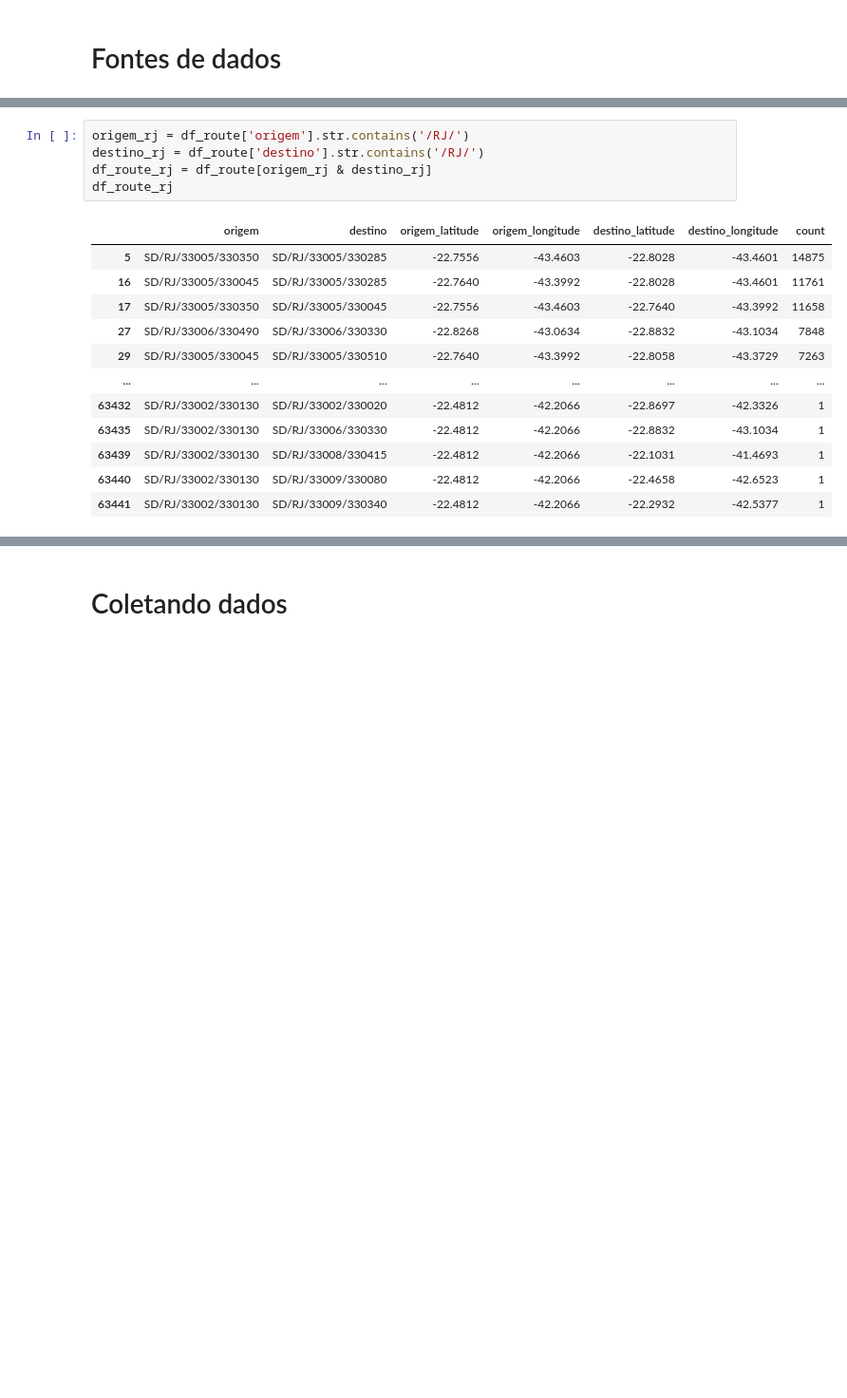
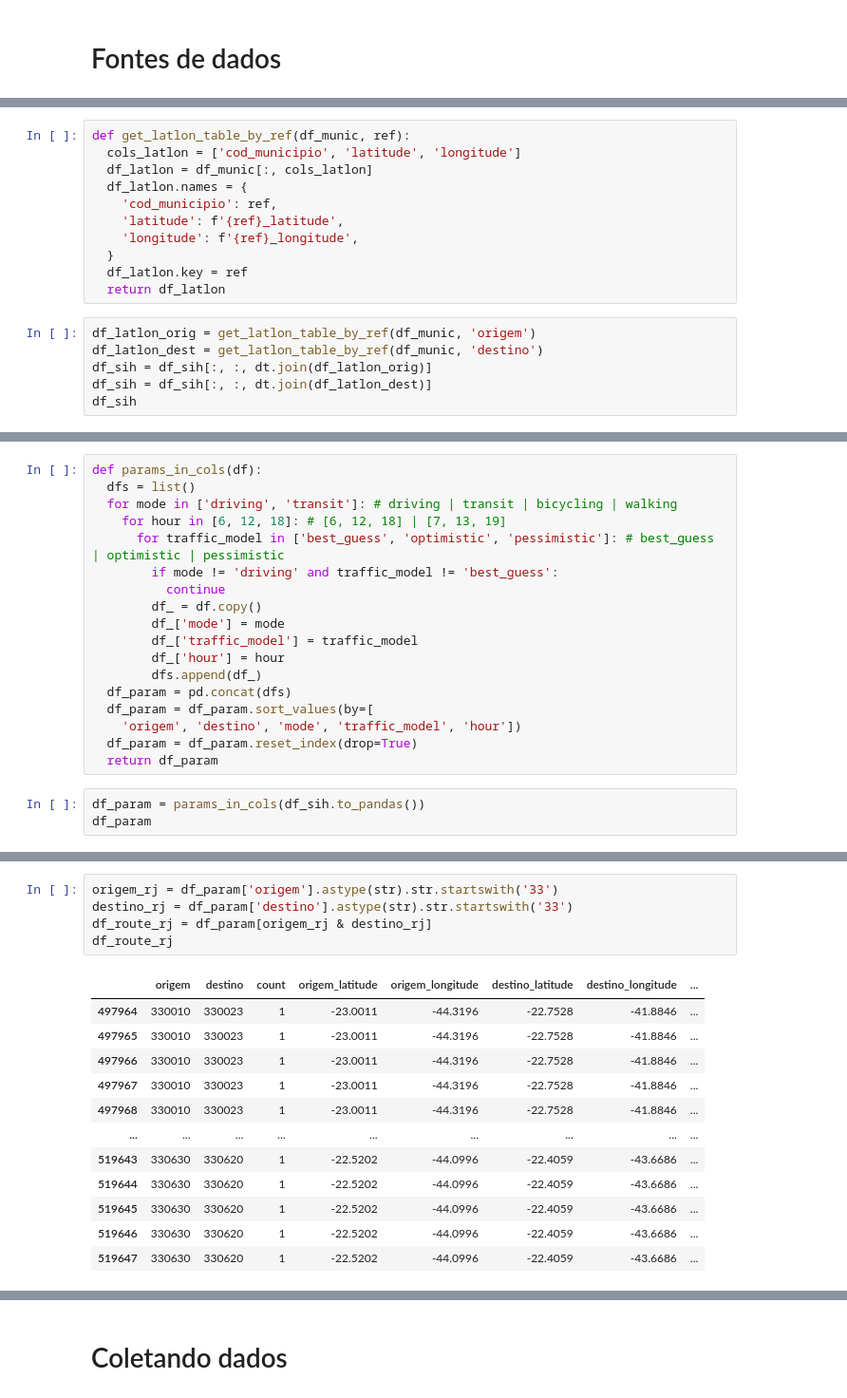
Before and after one commit to lucaslopes/gestantes, a Jupyter notebook: sections/database_gmaps.ipynb, the cells around one changed output, grey strips where cells are left out. Shown at 95% size. Cells and saved outputs as stored; diff of their text form; blank space fills up the shorter version.

Commit message:
RJ intra routes collect with driving mode at different depart times

```diff
--- a/sections/database_gmaps.ipynb
+++ b/sections/database_gmaps.ipynb
@@ -74,0 +97,17 @@ df_route
+# %%
+def get_latlon_table_by_ref(df_munic, ref):
+  cols_latlon = ['cod_municipio', 'latitude', 'longitude']
+  df_latlon = df_munic[:, cols_latlon]
+  df_latlon.names = {
+    'cod_municipio': ref,
+    'latitude': f'{ref}_latitude',
+    'longitude': f'{ref}_longitude',
+  }
+  df_latlon.key = ref
+  return df_latlon
+# %%
+df_latlon_orig = get_latlon_table_by_ref(df_munic, 'origem')
+df_latlon_dest = get_latlon_table_by_ref(df_munic, 'destino')
+df_sih = df_sih[:, :, dt.join(df_latlon_orig)]
+df_sih = df_sih[:, :, dt.join(df_latlon_dest)]
+df_sih
@@ -74,0 +136,21 @@ df_route
+# %%
+def params_in_cols(df):
+  dfs = list()
+  for mode in ['driving', 'transit']: # driving | transit | bicycling | walking
+    for hour in [6, 12, 18]: # [6, 12, 18] | [7, 13, 19]
+      for traffic_model in ['best_guess', 'optimistic', 'pessimistic']: # best_guess | optimistic | pessimistic
+        if mode != 'driving' and traffic_model != 'best_guess':
+          continue
+        df_ = df.copy()
+        df_['mode'] = mode
+        df_['traffic_model'] = traffic_model
+        df_['hour'] = hour
+        dfs.append(df_)
+  df_param = pd.concat(dfs)
+  df_param = df_param.sort_values(by=[
+    'origem', 'destino', 'mode', 'traffic_model', 'hour'])
+  df_param = df_param.reset_index(drop=True)
+  return df_param
+# %%
+df_param = params_in_cols(df_sih.to_pandas())
+df_param
@@ -77,18 +224,18 @@ df_route
 # %%
-origem_rj = df_route['origem'].str.contains('/RJ/')
-destino_rj = df_route['destino'].str.contains('/RJ/')
-df_route_rj = df_route[origem_rj & destino_rj]
+origem_rj = df_param['origem'].astype(str).str.startswith('33')
+destino_rj = df_param['destino'].astype(str).str.startswith('33')
+df_route_rj = df_param[origem_rj & destino_rj]
 df_route_rj
 # %% [output]
-|  | origem | destino | origem_latitude | origem_longitude | destino_latitude | destino_longitude | count |
-| 5 | SD/RJ/33005/330350 | SD/RJ/33005/330285 | -22.7556 | -43.4603 | -22.8028 | -43.4601 | 14875 |
-| 16 | SD/RJ/33005/330045 | SD/RJ/33005/330285 | -22.7640 | -43.3992 | -22.8028 | -43.4601 | 11761 |
-| 17 | SD/RJ/33005/330350 | SD/RJ/33005/330045 | -22.7556 | -43.4603 | -22.7640 | -43.3992 | 11658 |
-| 27 | SD/RJ/33006/330490 | SD/RJ/33006/330330 | -22.8268 | -43.0634 | -22.8832 | -43.1034 | 7848 |
-| 29 | SD/RJ/33005/330045 | SD/RJ/33005/330510 | -22.7640 | -43.3992 | -22.8058 | -43.3729 | 7263 |
-| ... | ... | ... | ... | ... | ... | ... | ... |
-| 63432 | SD/RJ/33002/330130 | SD/RJ/33002/330020 | -22.4812 | -42.2066 | -22.8697 | -42.3326 | 1 |
-| 63435 | SD/RJ/33002/330130 | SD/RJ/33006/330330 | -22.4812 | -42.2066 | -22.8832 | -43.1034 | 1 |
-| 63439 | SD/RJ/33002/330130 | SD/RJ/33008/330415 | -22.4812 | -42.2066 | -22.1031 | -41.4693 | 1 |
-| 63440 | SD/RJ/33002/330130 | SD/RJ/33009/330080 | -22.4812 | -42.2066 | -22.4658 | -42.6523 | 1 |
-| 63441 | SD/RJ/33002/330130 | SD/RJ/33009/330340 | -22.4812 | -42.2066 | -22.2932 | -42.5377 | 1 |
+|  | origem | destino | count | origem_latitude | origem_longitude | destino_latitude | destino_longitude | ... |
+| 497964 | 330010 | 330023 | 1 | -23.0011 | -44.3196 | -22.7528 | -41.8846 | ... |
+| 497965 | 330010 | 330023 | 1 | -23.0011 | -44.3196 | -22.7528 | -41.8846 | ... |
+| 497966 | 330010 | 330023 | 1 | -23.0011 | -44.3196 | -22.7528 | -41.8846 | ... |
+| 497967 | 330010 | 330023 | 1 | -23.0011 | -44.3196 | -22.7528 | -41.8846 | ... |
+| 497968 | 330010 | 330023 | 1 | -23.0011 | -44.3196 | -22.7528 | -41.8846 | ... |
+| ... | ... | ... | ... | ... | ... | ... | ... | ... |
+| 519643 | 330630 | 330620 | 1 | -22.5202 | -44.0996 | -22.4059 | -43.6686 | ... |
+| 519644 | 330630 | 330620 | 1 | -22.5202 | -44.0996 | -22.4059 | -43.6686 | ... |
+| 519645 | 330630 | 330620 | 1 | -22.5202 | -44.0996 | -22.4059 | -43.6686 | ... |
+| 519646 | 330630 | 330620 | 1 | -22.5202 | -44.0996 | -22.4059 | -43.6686 | ... |
+| 519647 | 330630 | 330620 | 1 | -22.5202 | -44.0996 | -22.4059 | -43.6686 | ... |
```
Also changed, not shown: parts of 39 cells of this notebook, 1 other file.
